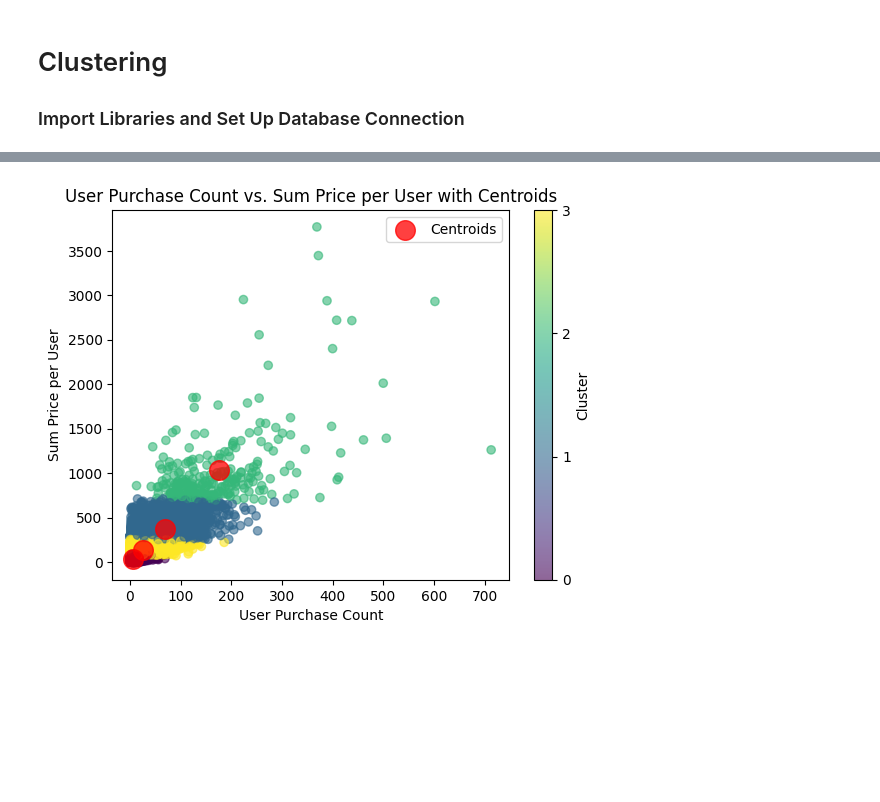
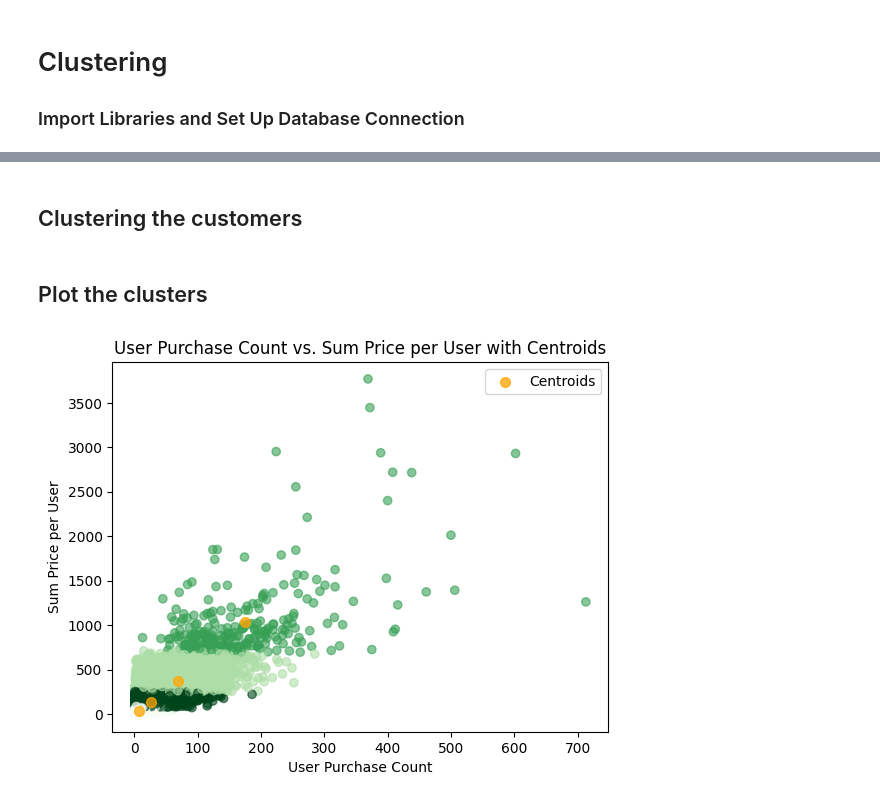
Before and after one commit to mdesmartin/piscine_datascience, a Jupyter notebook: 2_data_analyst/ex05/Clustering.ipynb, the cells around one changed output, grey strips where cells are left out. Saved outputs shown, nothing was run; the diff lists cells and outputs as text; code cells hidden in the pictures; blank space fills up the shorter version.

```diff
--- a/2_data_analyst/ex05/Clustering.ipynb
+++ b/2_data_analyst/ex05/Clustering.ipynb
@@ -31,3 +31,5 @@ df.head()
+# %% [markdown]
+## Clustering the customers
 # %%
 user_purchase_count = df.groupby('user_id', as_index=False).size()
 sum_price_per_user = df.groupby('user_id', as_index=False)['price'].sum()
@@ -41,16 +43,18 @@ merged_df['cluster'] = kmeans.fit_predict(X)
 group_mapping = {0: 'Gold', 1: 'Silver', 2: 'Platinum', 3: 'Centurion'}
 merged_df['group'] = merged_df['cluster'].map(group_mapping)
 centroids = kmeans.cluster_centers_
+# %% [markdown]
+## Plot the clusters
 # %%
-scatter = plt.scatter(merged_df['size'], merged_df['price'], c=merged_df['cluster'], cmap='viridis', alpha=0.6)
-plt.scatter(centroids[:, 0], centroids[:, 1], c='red', s=200, alpha=0.75, marker='o', label='Centroids')
+scatter = plt.scatter(merged_df['size'], merged_df['price'], c=merged_df['cluster'], cmap='Greens', alpha=0.6)
+plt.scatter(centroids[:, 0], centroids[:, 1], c='orange', s=50, alpha=0.75, marker='o', label='Centroids')
 plt.xlabel('User Purchase Count')
 plt.ylabel('Sum Price per User')
 plt.title('User Purchase Count vs. Sum Price per User with Centroids')
-plt.colorbar(scatter, ticks=range(4), label='Cluster')
+# plt.colorbar(scatter, ticks=range(4), label='Cluster')
 plt.legend();
 # %% [output]
-[figure, old version]
+[figure, new version]
 # %%
 group_order = ['Gold', 'Silver', 'Platinum', 'Centurion']
 merged_df['group'] = pd.Categorical(merged_df['group'], categories=group_order, ordered=True)
```
Also changed, not shown: parts of 2 cells of this notebook, 2 other files.
